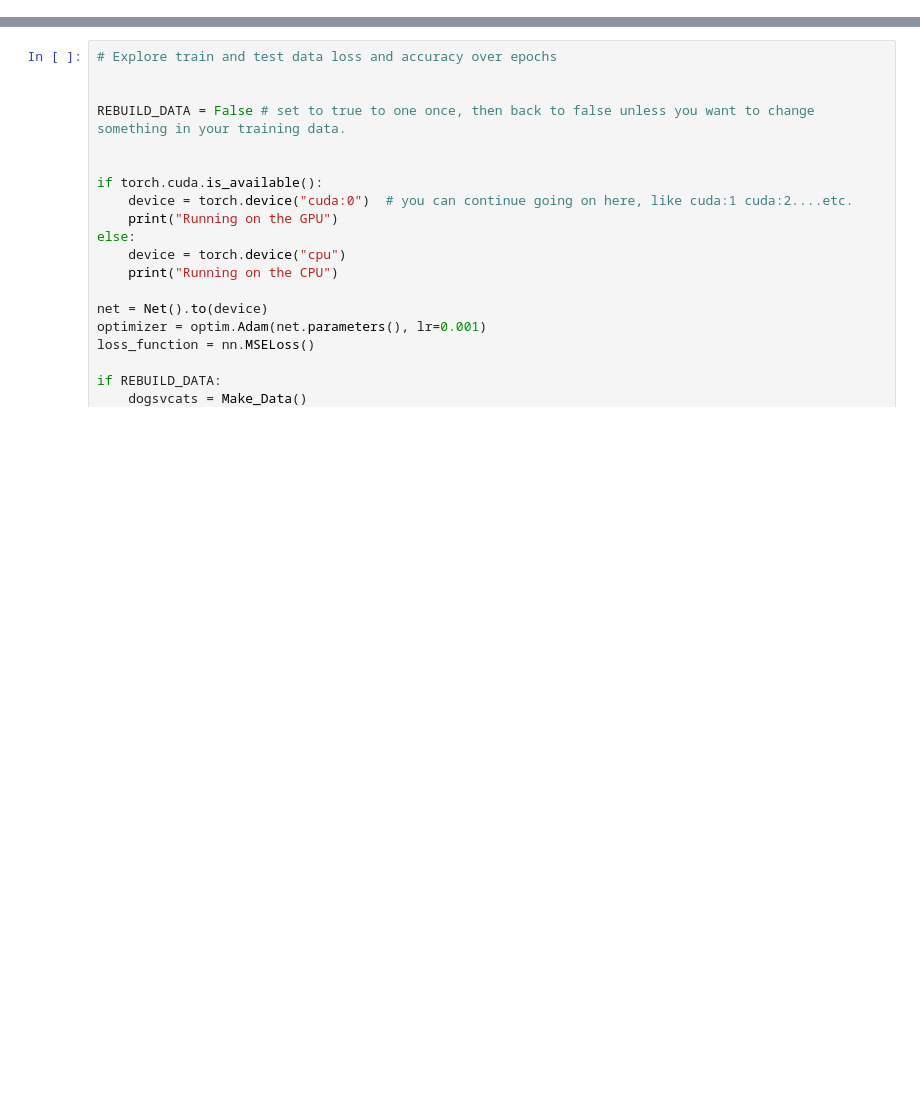
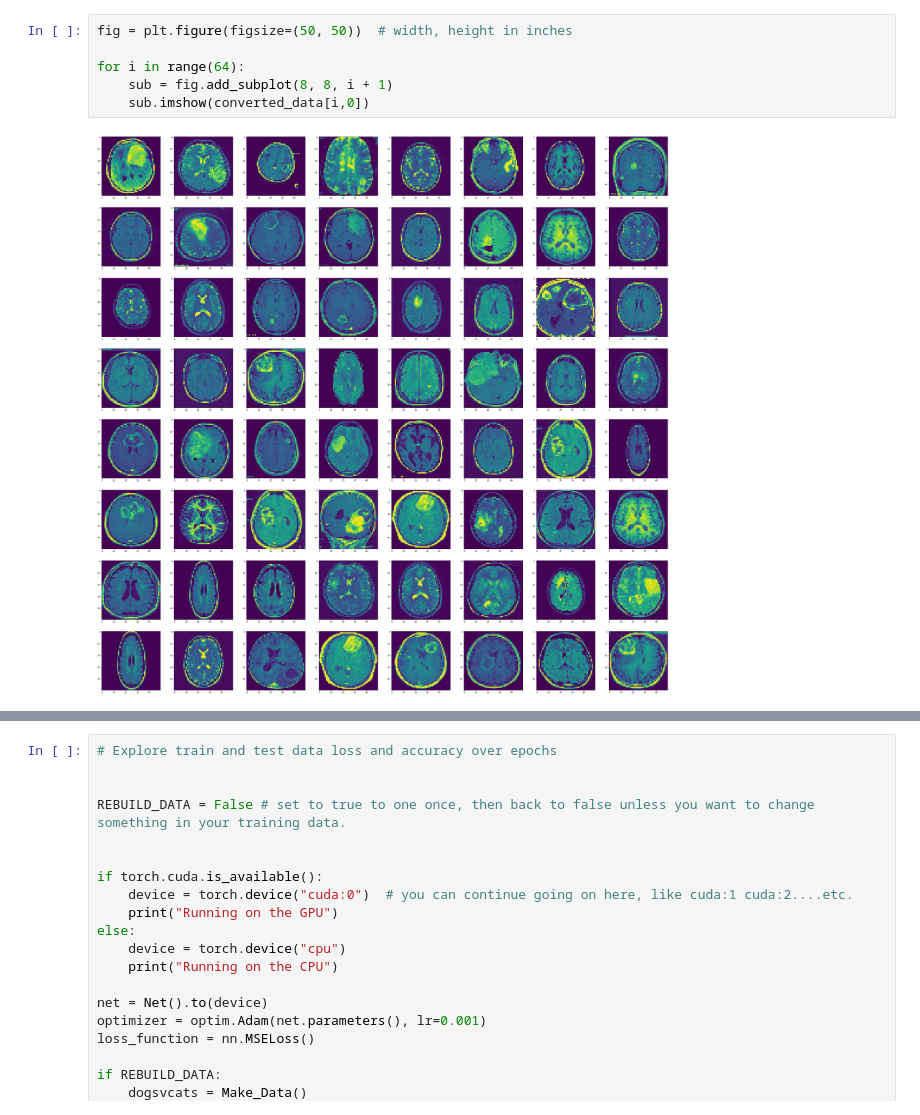
Before and after one commit to Jorge-Salmon/DeepLearning-brain_tumor, a Jupyter notebook: BrainTumor.ipynb, the cells around one changed output, grey strips where cells are left out. Drawn from its saved outputs; the diff is of its cells as text; blank space fills up the shorter version.

```diff
--- a/BrainTumor.ipynb
+++ b/BrainTumor.ipynb
@@ -175,0 +101,8 @@ Accuracy: 0.706
+# %%
+fig = plt.figure(figsize=(50, 50))  # width, height in inches
+
+for i in range(64):
+    sub = fig.add_subplot(8, 8, i + 1)
+    sub.imshow(converted_data[i,0])
+# %% [output]
+[figure, added]
```
Also changed, not shown: parts of 6 cells of this notebook.
